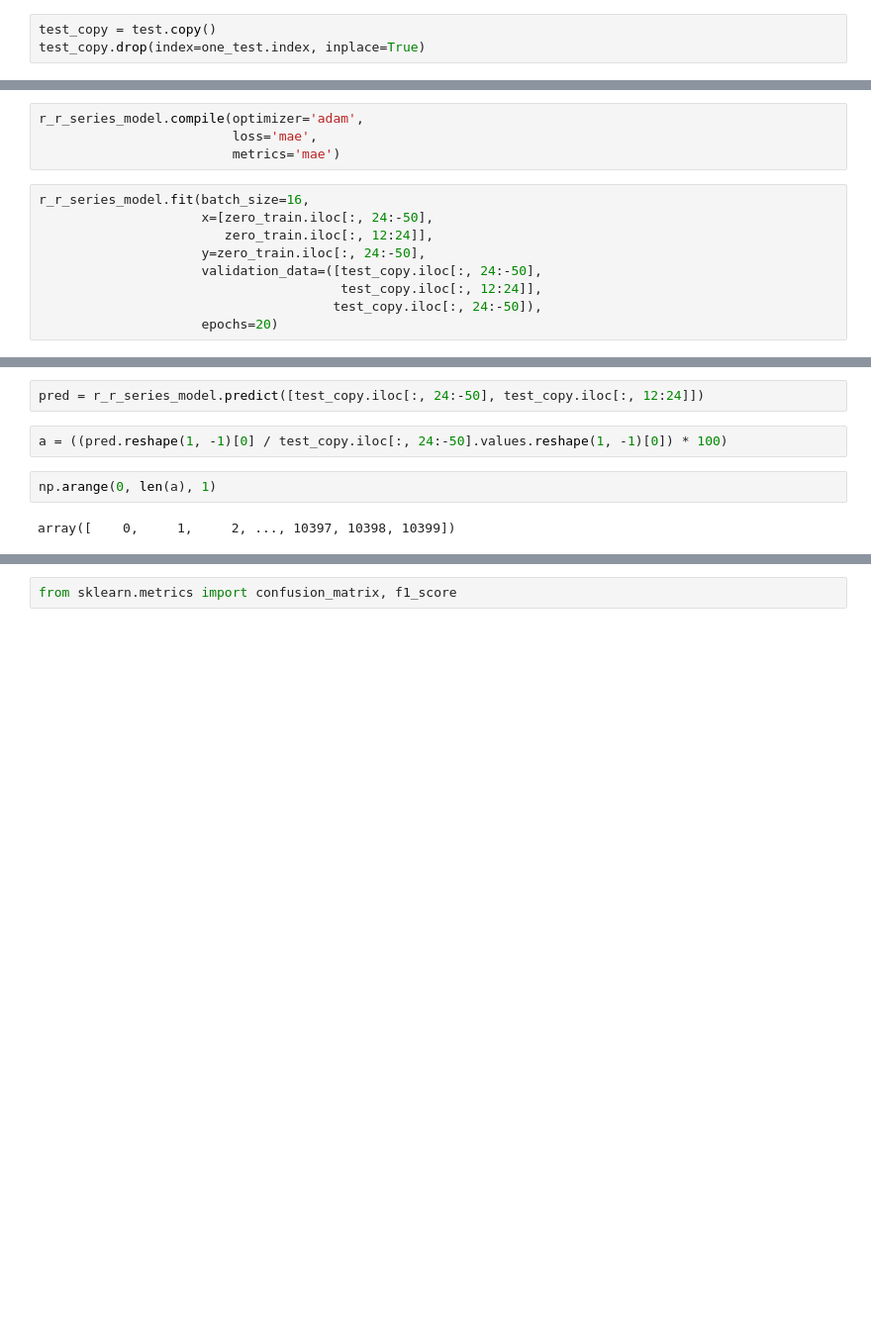
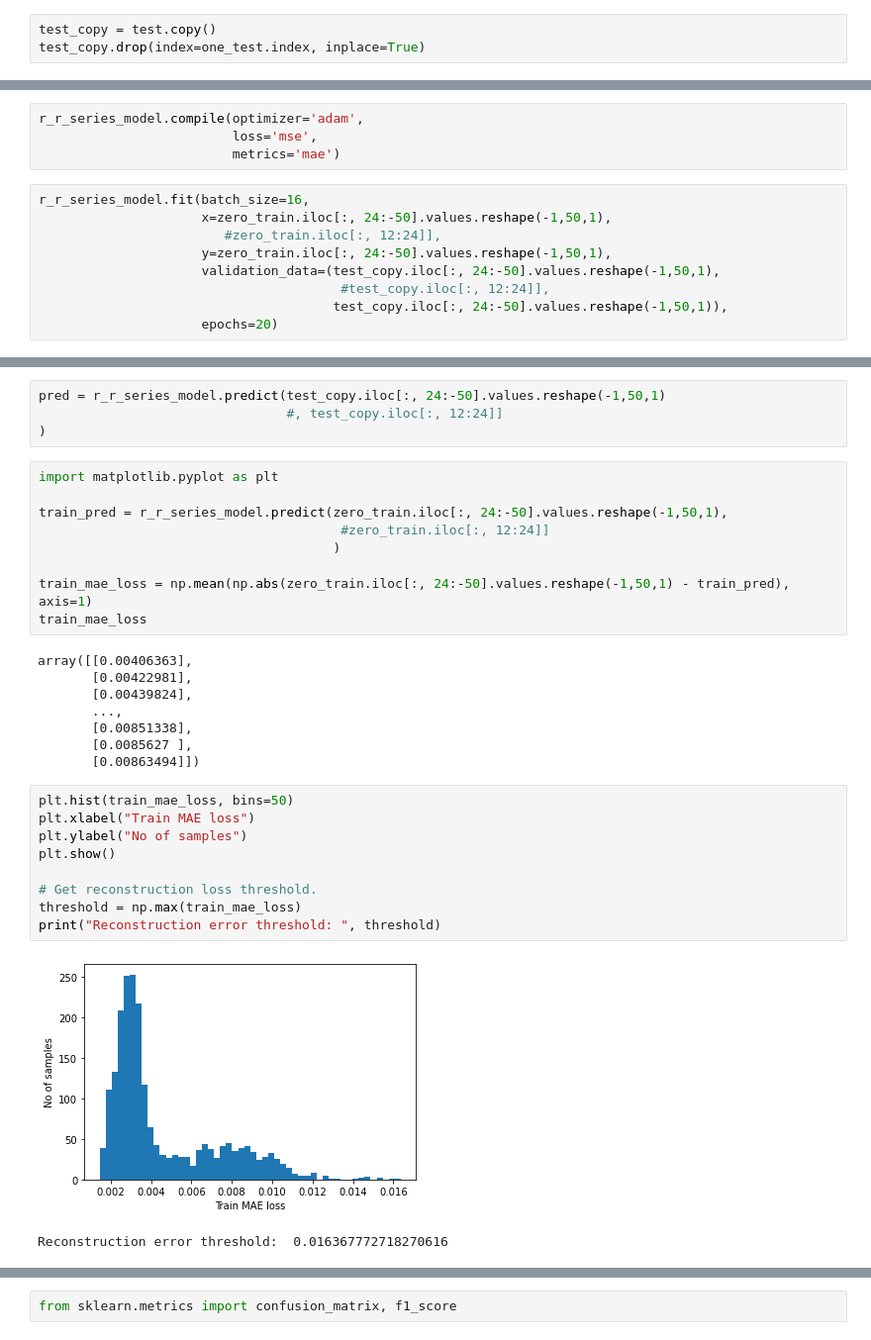
Before and after one commit to OnlyOneUseAcc/CardioSpike, a Jupyter notebook: models/autoencoder_model.ipynb, the cells around one changed output, grey strips where cells are left out. Shown at 99% size. Drawn from its saved outputs; the diff is of its cells as text; blank space fills up the shorter version.

```diff
--- a/models/autoencoder_model.ipynb
+++ b/models/autoencoder_model.ipynb
@@ -86,16 +108,16 @@ r_r_series_model = ks.Model(inputs=[r_r_series_model.input,
                             outputs=r_r_series_decoder_layer)
 # %%
 r_r_series_model.compile(optimizer='adam',
-                         loss='mae',
+                         loss='mse',
                          metrics='mae')
 # %%
 r_r_series_model.fit(batch_size=16,
-                     x=[zero_train.iloc[:, 24:-50],
-                        zero_train.iloc[:, 12:24]],
-                     y=zero_train.iloc[:, 24:-50],
-                     validation_data=([test_copy.iloc[:, 24:-50],
-                                       test_copy.iloc[:, 12:24]],
-                                      test_copy.iloc[:, 24:-50]),
+                     x=zero_train.iloc[:, 24:-50].values.reshape(-1,50,1),
+                        #zero_train.iloc[:, 12:24]],
+                     y=zero_train.iloc[:, 24:-50].values.reshape(-1,50,1),
+                     validation_data=(test_copy.iloc[:, 24:-50].values.reshape(-1,50,1),
+                                       #test_copy.iloc[:, 12:24]],
+                                      test_copy.iloc[:, 24:-50].values.reshape(-1,50,1)),
                      epochs=20)
 # %% [output]
 Epoch 1/20
@@ -118,9 +140,34 @@ Epoch 20/20
 <tensorflow.python.keras.callbacks.History at 0x...>
 # %%
-pred = r_r_series_model.predict([test_copy.iloc[:, 24:-50], test_copy.iloc[:, 12:24]])
+pred = r_r_series_model.predict(test_copy.iloc[:, 24:-50].values.reshape(-1,50,1)
+                                #, test_copy.iloc[:, 12:24]]
+)
-# %%
-a = ((pred.reshape(1, -1)[0] / test_copy.iloc[:, 24:-50].values.reshape(1, -1)[0]) * 100)
-# %%
-np.arange(0, len(a), 1)
-# %% [output]
-array([    0,     1,     2, ..., 10397, 10398, 10399])
+# %%
+import matplotlib.pyplot as plt
+
+train_pred = r_r_series_model.predict(zero_train.iloc[:, 24:-50].values.reshape(-1,50,1),
+                                       #zero_train.iloc[:, 12:24]]
+                                      )
+
+train_mae_loss = np.mean(np.abs(zero_train.iloc[:, 24:-50].values.reshape(-1,50,1) - train_pred), axis=1)
+train_mae_loss
+# %% [output]
+array([[0.00406363],
+       [0.00422981],
+       [0.00439824],
+       ...,
+       [0.00851338],
+       [0.0085627 ],
+       [0.00863494]])
+# %%
+plt.hist(train_mae_loss, bins=50)
+plt.xlabel("Train MAE loss")
+plt.ylabel("No of samples")
+plt.show()
+
+# Get reconstruction loss threshold.
+threshold = np.max(train_mae_loss)
+print("Reconstruction error threshold: ", threshold)
+# %% [output]
+[figure, added]
+Reconstruction error threshold:  0.016367772718270616
```
Also changed, not shown: parts of 8 cells of this notebook.
